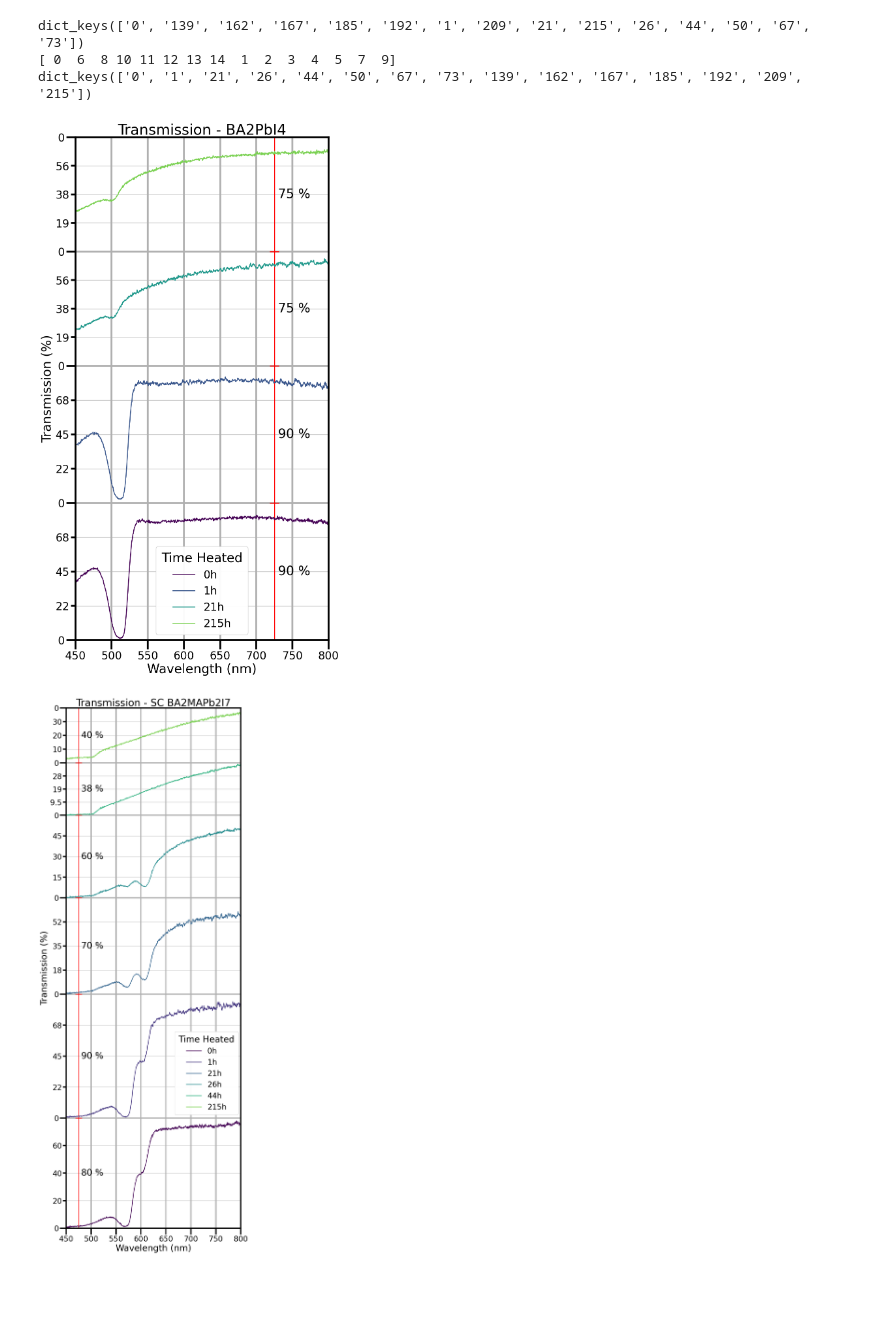
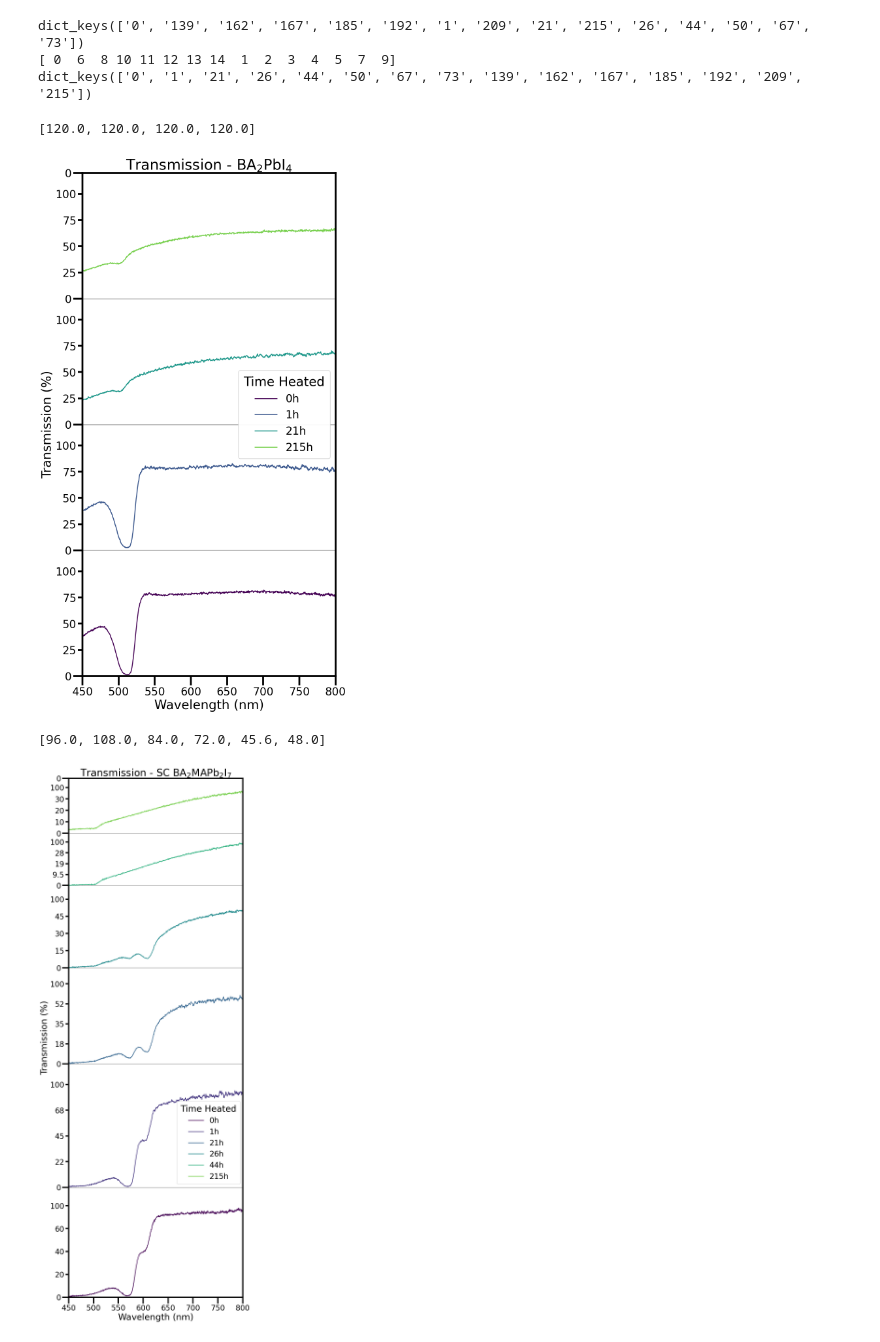
Before and after one commit to Phb22rr/4th-year-project, a Jupyter notebook: UV-Vis Plots.ipynb, the cells around one changed output. Saved outputs shown, nothing was run; the diff lists cells and outputs as text; code cells hidden in the pictures; blank space fills up the shorter version.

```diff
--- a/UV-Vis Plots.ipynb
+++ b/UV-Vis Plots.ipynb
@@ -230,11 +253,15 @@ line_width = 4
 for i in [3, 4, 5]:
     # define y_jump per material
     if i == 3:
-        y_jump = [90, 90, 75, 75]
+        #y_jump = [90, 90, 75, 75]
+        y_jump= [100, 100, 100, 100]
     elif i == 4:
         y_jump = [80, 90, 70, 60, 38, 40]
     elif i == 5:
         y_jump = [75, 75, 60, 60]
+
+    y_jump = [(120/100) * i for i in y_jump]
+    print(y_jump)
 
     fig, ax = text_and_plot_stuff(figsize=(10,20), line_width=4, font_size=28, i=i)
 
@@ -247,12 +274,12 @@ for i in [3, 4, 5]:
     ax.set_xticks([350, 450, 550, 650, 750], minor=True)
 
     # scale bar using y_jump
-    if i == 3:
-        add_scale_bars(ax, x_pos=725, y_jumps=y_jump, unit="%", x_displace=5)
-    elif i == 4:
-        add_scale_bars(ax, x_pos=475, y_jumps=y_jump, unit="%", x_displace=5)
-    elif i == 5:
-        add_scale_bars(ax, x_pos=465, y_jumps=y_jump, unit="%", x_displace=5)
+    #if i == 3:
+        #add_scale_bars(ax, x_pos=725, y_jumps=y_jump, unit="%", x_displace=5, sig_fig =2)
+    #elif i == 4:
+        #add_scale_bars(ax, x_pos=475, y_jumps=y_jump, unit="%", x_displace=5, sig_fig =2)
+    #elif i == 5:
+        #add_scale_bars(ax, x_pos=465, y_jumps=y_jump, unit="%", x_displace=5, sig_fig =2)
 
     #if we want to disclude any graphs:
     times_indexs_not_to_plot = [3, 4, 5, 6, 7, 8, 9, 10, 11,12, 13]
@@ -272,35 +299,40 @@ for i in [3, 4, 5]:
         colour_index = (nth_plot-1) / (len(valid_keys)-1) * 0.8
         if i == 3:
             transmissionPlot(wavelength, incident, BA2PbI4_background, colour_index, key, y_value_to_start)
         elif i == 4:
             transmissionPlot(wavelength, incident, SC_BA2MAPb2I7_background, colour_index, key, y_value_to_start)
         elif i == 5:
             transmissionPlot(wavelength, incident, PC_BA2MAPb2I7_background, colour_index, key, y_value_to_start)
         y_value_to_start += y_jump[nth_plot - 1]
 
     plt.ylim(0, y_value_to_start)
     plt.xlim(450, 800)
 
     # material name
-    name = {3:"BA2PbI4", 4:"SC BA2MAPb2I7", 5:"PC BA2MAPb2I7"}[i]
+    name = {3:r"BA$_{2}$PbI$_{4}$", 4:r"SC BA$_{2}$MAPb$_{2}$I$_{7}$", 5:r"PC BA$_{2}$MAPb$_{2}$I$_{7}$"}[i]
     plt.title(f"Transmission - {name}")
     plt.xlabel("Wavelength (nm)")
     plt.ylabel("Transmission (%)")
 
     # legend
     handles, labels, order = legend_setup()
-    if i == 3 or i == 5:
-        Plot_legend = plt.legend(np.array(handles)[order], np.array(labels)[order], loc="best", title="Time Heated", borderpad=0.5)
+    if i == 3:
+        Plot_legend = plt.legend(np.array(handles)[order], np.array(labels)[order], loc="center right", title="Time Heated", borderpad=0.5, bbox_to_anchor=(1, 0.52))
     elif i == 4:
         Plot_legend = plt.legend(np.array(handles)[order], np.array(labels)[order], loc="best", title="Time Heated", borderpad=0.5, bbox_to_anchor=(0.6, 0.298))
+    elif i == 5:
+        Plot_legend = plt.legend(np.array(handles)[order], np.array(labels)[order], loc="best", title="Time Heated", borderpad=0.5)
     plt.gca().add_artist(Plot_legend)#bbox_to_anchor=(1, 0.298)
 
     # save
+    name = {3:"BA2PbI4", 4:"SC BA2MAPb2I7", 5:"PC BA2MAPb2I7"}[i]
     vector_image = os.path.join(r"A:\Y4 Project code\Graphs", f"{name} Transmission.svg")
     png_image = os.path.join(r"A:\Y4 Project code\Graphs", f"{name} Transmission.png")
     plt.savefig(vector_image, bbox_inches='tight')
     plt.savefig(png_image, dpi=300, bbox_inches='tight')
     plt.show()
 # %% [output]
+[120.0, 120.0, 120.0, 120.0]
-[figure, old version]
+[figure, new version]
+[96.0, 108.0, 84.0, 72.0, 45.6, 48.0]
-[figure, old version]
+[figure, new version]
```
Also changed, not shown: parts of 6 cells of this notebook.
